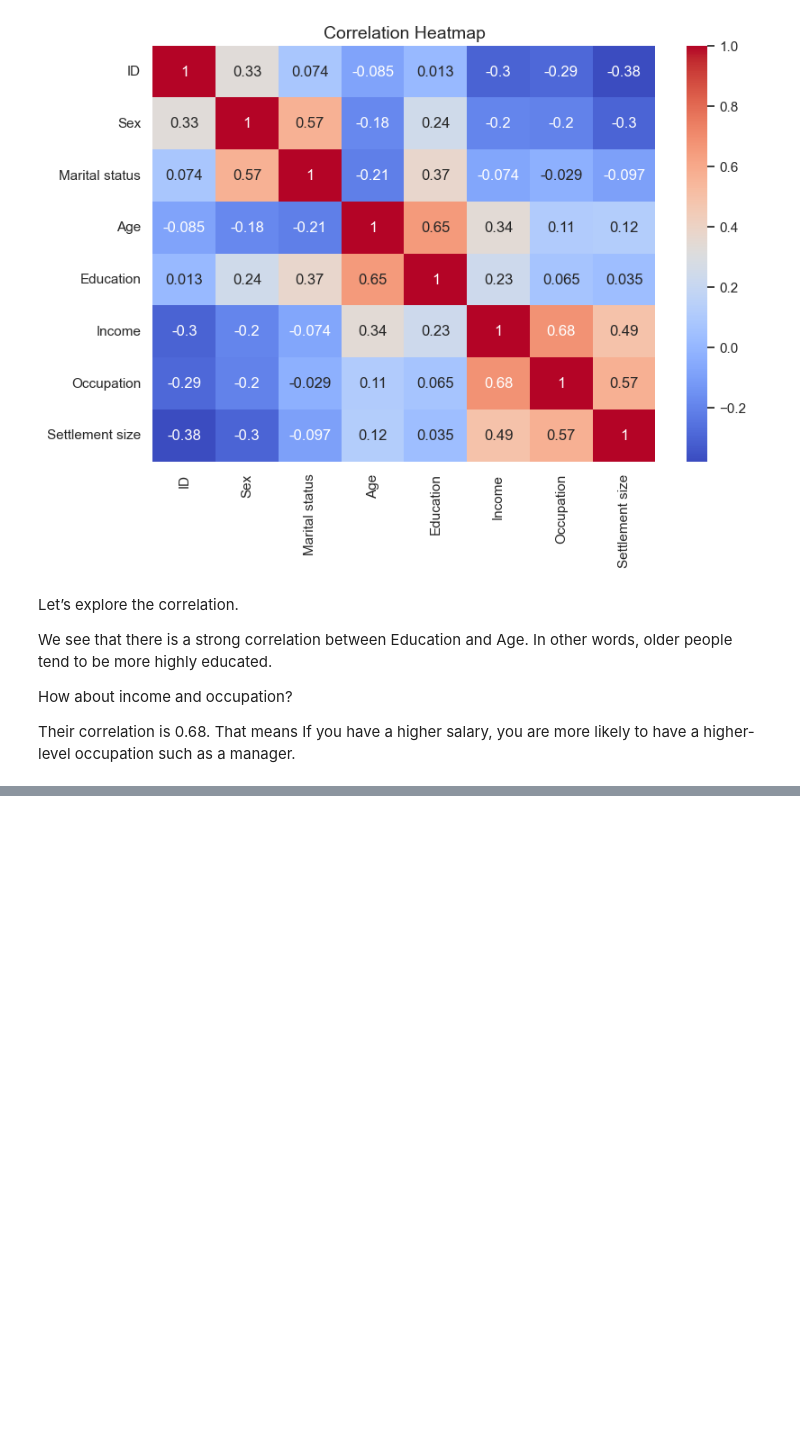
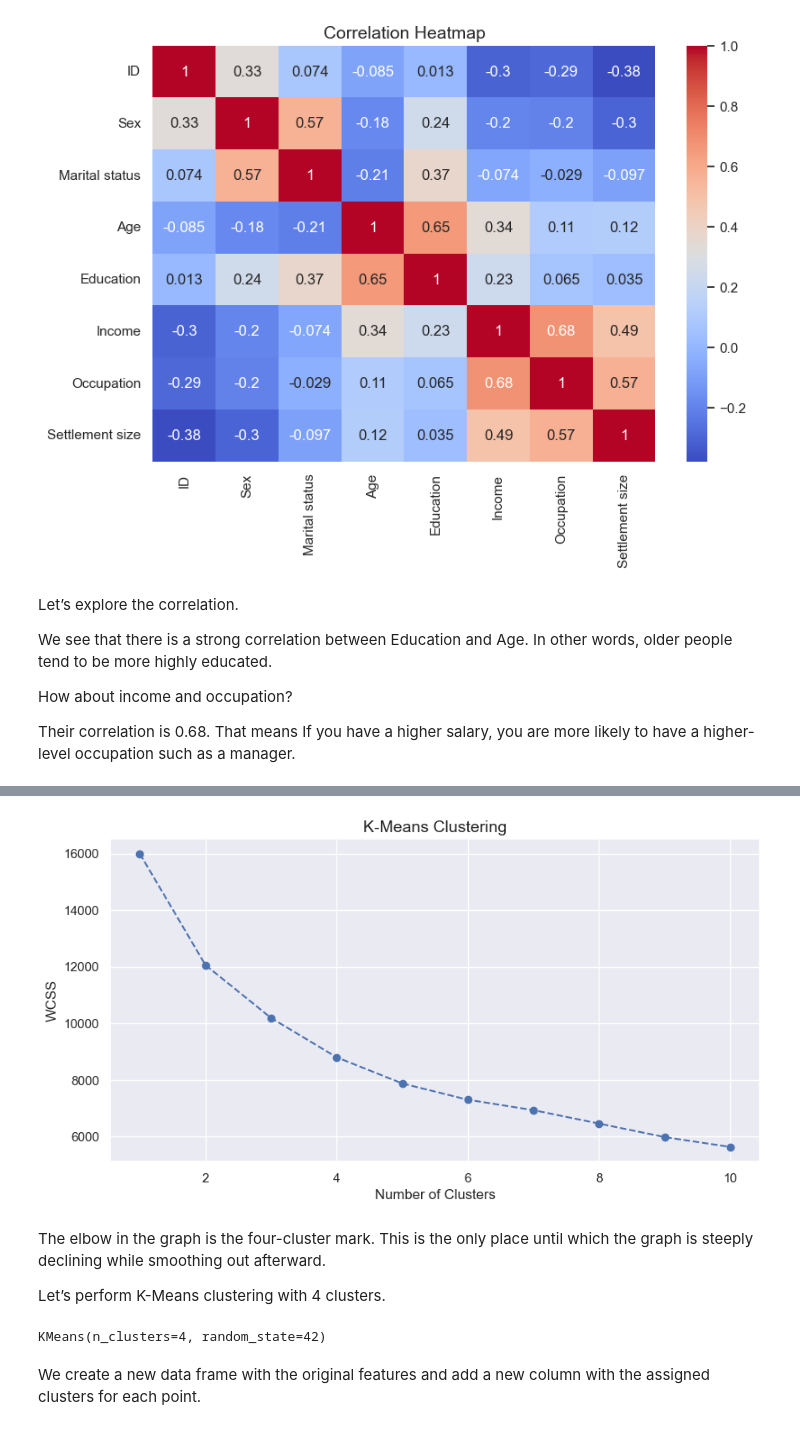
Before and after one commit to kennyOlakunle/customer_segmentation_using_Python, a Jupyter notebook: segment_ML.ipynb, the cells around one changed output, grey strips where cells are left out. Cells and saved outputs as stored; diff of their text form; code cells hidden in the pictures; blank space fills up the shorter version.

```diff
--- a/segment_ML.ipynb
+++ b/segment_ML.ipynb
@@ -185,0 +209,6 @@ Their correlation is 0.68. That means If you have a higher salary, you are more
+# %%
+scaler = StandardScaler()
+seg_data_st = scaler.fit_transform(seg_data)
+# %%
+seg_data_stand = pd.DataFrame(data = seg_data_st, columns = seg_data.columns)
+seg_data_stand
@@ -185,0 +229,22 @@ Their correlation is 0.68. That means If you have a higher salary, you are more
+# %%
+#Use Elbow Method to determine the number of clusters
+
+wcss = []
+for i in range(1,11):
+    kmeans = KMeans(n_clusters=i, init='k-means++', random_state=42)
+    kmeans.fit(seg_data_stand)
+    wcss.append(kmeans.inertia_)
+
+plt.figure(figsize=(10,5))
+plt.plot(range(1,11), wcss, marker='o', linestyle='--')
+plt.title('K-Means Clustering', fontsize=14)
+plt.xlabel('Number of Clusters')
+plt.ylabel('WCSS')
+
+plt.show()
+# %% [output]
+[figure, added]
+# %% [markdown]
+The elbow in the graph is the four-cluster mark. This is the only place until which the graph is steeply declining while smoothing out afterward.
+
+Let’s perform K-Means clustering with 4 clusters.
@@ -185,0 +253,8 @@ Their correlation is 0.68. That means If you have a higher salary, you are more
+# %%
+# Fitting Our Model to the Dataset
+
+kmeans.fit(seg_data_stand)
+# %% [output]
+KMeans(n_clusters=4, random_state=42)
+# %% [markdown]
+We create a new data frame with the original features and add a new column with the assigned clusters for each point.
```
Also changed, not shown: parts of 16 cells of this notebook.
